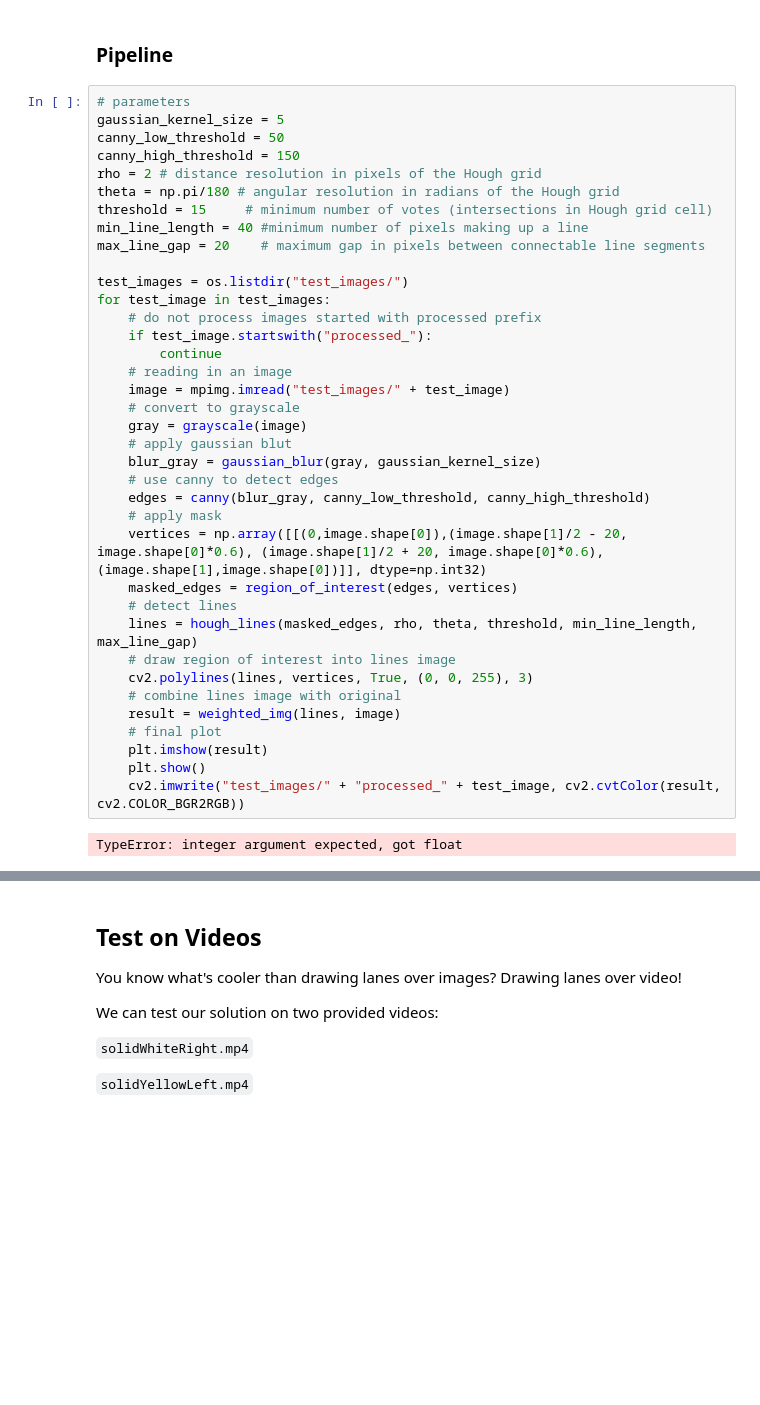
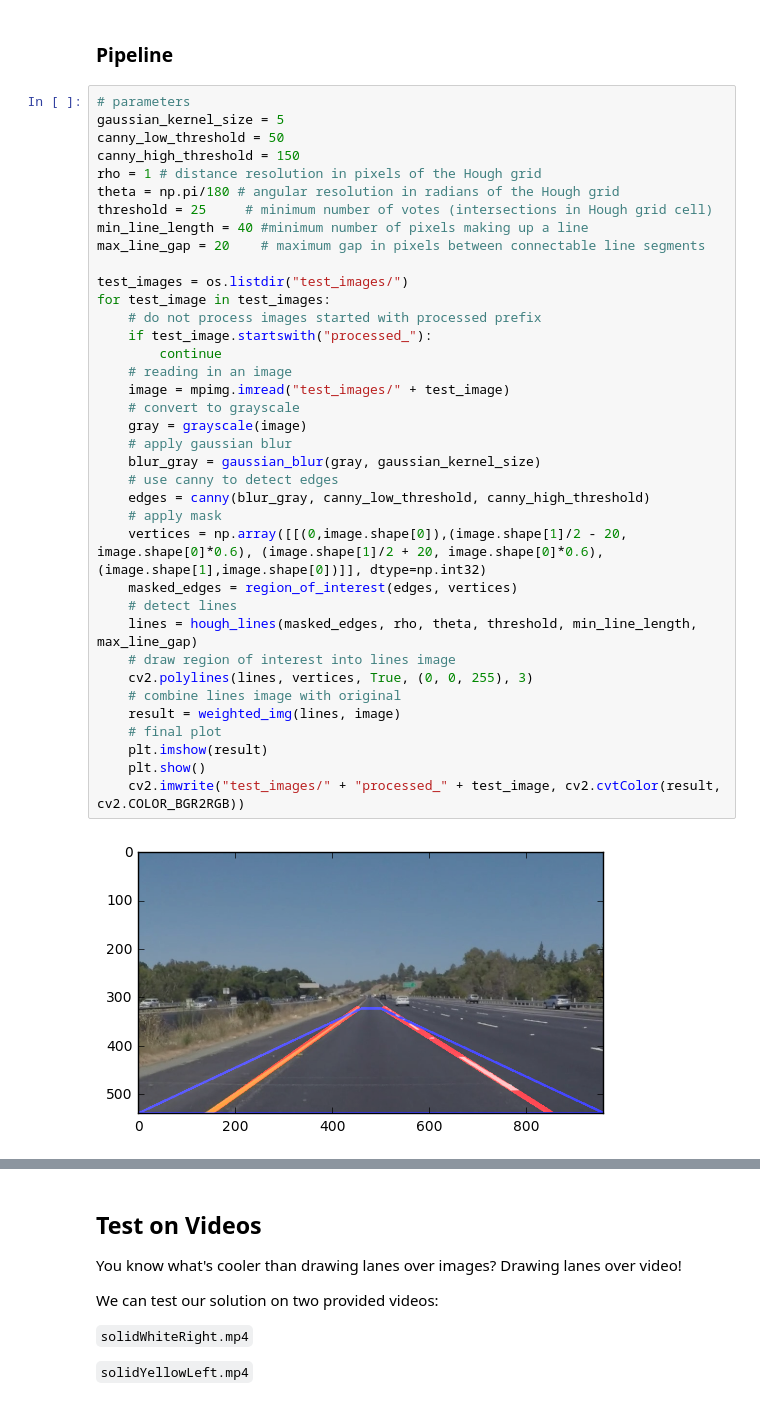
Before and after one commit to vfcosta/CarND-LaneLines-P1, a Jupyter notebook: P1.ipynb, the cells around one changed output, grey strips where cells are left out. Drawn from its saved outputs; the diff is of its cells as text; blank space fills up the shorter version.

```diff
--- a/P1.ipynb
+++ b/P1.ipynb
@@ -221,37 +221,37 @@ run your solution on all test_images and make copies into the test_images direct
 gaussian_kernel_size = 5
 canny_low_threshold = 50
 canny_high_threshold = 150
-rho = 2 # distance resolution in pixels of the Hough grid
+rho = 1 # distance resolution in pixels of the Hough grid
 theta = np.pi/180 # angular resolution in radians of the Hough grid
-threshold = 15     # minimum number of votes (intersections in Hough grid cell)
+threshold = 25     # minimum number of votes (intersections in Hough grid cell)
 min_line_length = 40 #minimum number of pixels making up a line
 max_line_gap = 20    # maximum gap in pixels between connectable line segments
 
 test_images = os.listdir("test_images/")
 for test_image in test_images:
     # do not process images started with processed prefix
     if test_image.startswith("processed_"):
         continue
     # reading in an image
     image = mpimg.imread("test_images/" + test_image)
     # convert to grayscale
     gray = grayscale(image)
-    # apply gaussian blut
+    # apply gaussian blur
     blur_gray = gaussian_blur(gray, gaussian_kernel_size)
     # use canny to detect edges
     edges = canny(blur_gray, canny_low_threshold, canny_high_threshold)
     # apply mask
     vertices = np.array([[(0,image.shape[0]),(image.shape[1]/2 - 20, image.shape[0]*0.6), (image.shape[1]/2 + 20, image.shape[0]*0.6), (image.shape[1],image.shape[0])]], dtype=np.int32)
     masked_edges = region_of_interest(edges, vertices)
     # detect lines
     lines = hough_lines(masked_edges, rho, theta, threshold, min_line_length, max_line_gap)
     # draw region of interest into lines image
     cv2.polylines(lines, vertices, True, (0, 0, 255), 3)
     # combine lines image with original
     result = weighted_img(lines, image)
     # final plot
     plt.imshow(result)
     plt.show()
     cv2.imwrite("test_images/" + "processed_" + test_image, cv2.cvtColor(result, cv2.COLOR_BGR2RGB))
 # %% [output]
-TypeError: integer argument expected, got float
+[figure, added]
```
Also changed, not shown: parts of 4 cells of this notebook.
